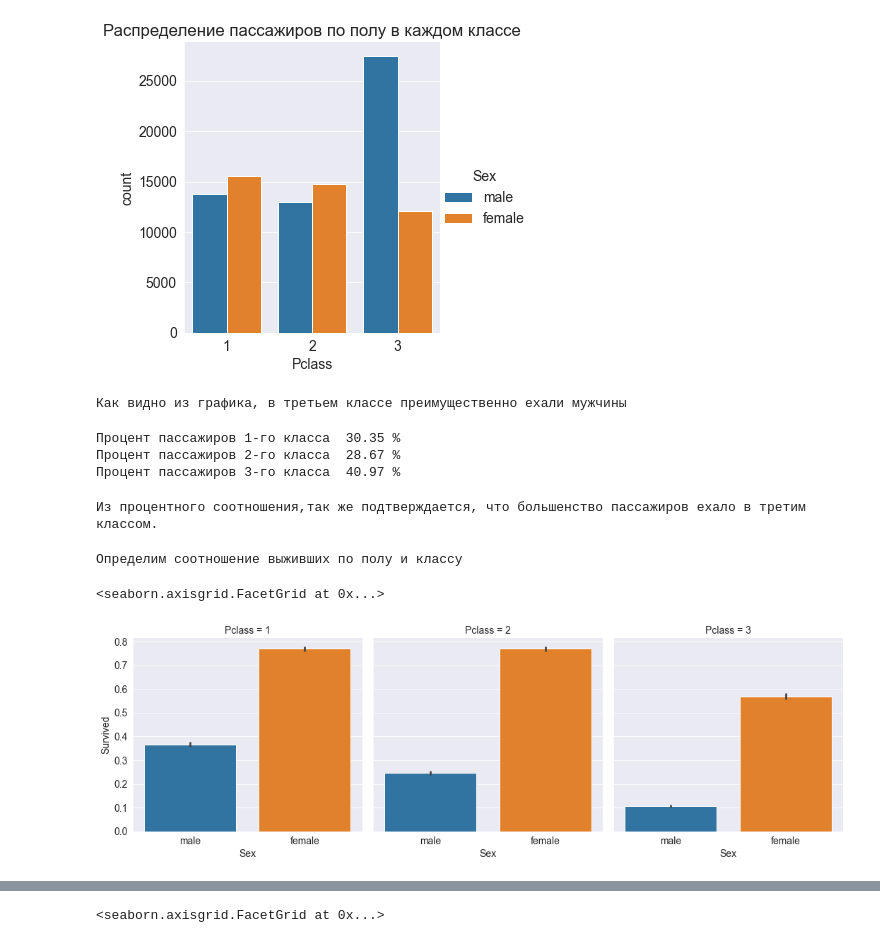
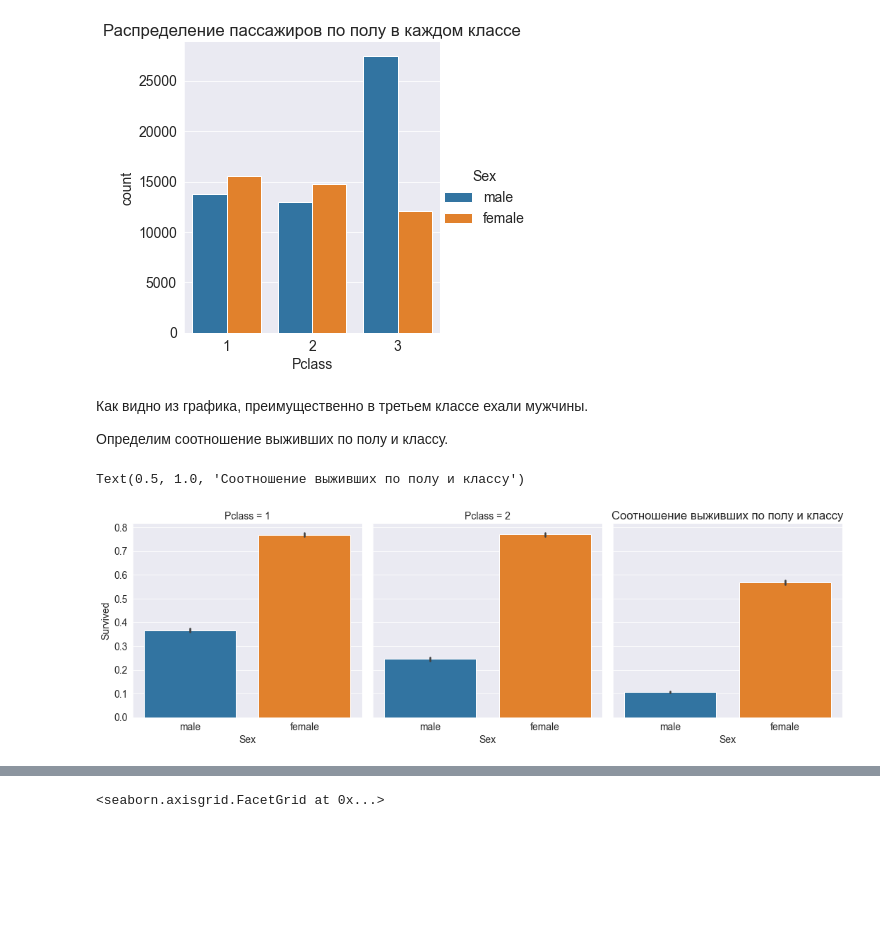
Before and after one commit to marinatwice82/ml-2022, a Jupyter notebook: eda.ipynb, the cells around one changed output, grey strips where cells are left out. Saved outputs shown, nothing was run; the diff lists cells and outputs as text; code cells hidden in the pictures; blank space fills up the shorter version.

```diff
--- a/eda.ipynb
+++ b/eda.ipynb
@@ -285,34 +268,13 @@ plt.title("Распределение пассажиров по полу в ка
 # %% [output]
 Text(0.5, 1.0, 'Распределение пассажиров по полу в каждом классе')
 [figure]
-# %%
-print('Как видно из графика, в третьем классе преимущественно ехали мужчины')
-# %% [output]
-Как видно из графика, в третьем классе преимущественно ехали мужчины
-# %%
-#Посчитаем процент пассажиров по классам среди всех пассажиров.
-#Ответ приведен в процентах.
-firstClassCount = dt.loc[dt['Pclass']==1].count()
-SecondClassCount= dt.loc[dt['Pclass']==2].count()
-ThirdClassCount= dt.loc[dt['Pclass']==3].count()
-allCount = dt.count()
-
-print('Процент пассажиров 1-го класса ', round(firstClassCount['Pclass']/allCount['Pclass']*100,2),'%')
-print('Процент пассажиров 2-го класса ', round(SecondClassCount['Pclass']/allCount['Pclass']*100,2),'%')
-print('Процент пассажиров 3-го класса ', round(ThirdClassCount['Pclass']/allCount['Pclass']*100,2),'%')
-# %% [output]
-Процент пассажиров 1-го класса  30.35 %
-Процент пассажиров 2-го класса  28.67 %
-Процент пассажиров 3-го класса  40.97 %
-# %%
-print('Из процентного соотношения,так же подтверждается, что большенство пассажиров ехало в третим классом.')
-# %% [output]
-Из процентного соотношения,так же подтверждается, что большенство пассажиров ехало в третим классом.
+# %% [markdown]
+Как видно из графика, преимущественно в третьем классе ехали мужчины.
+
+Определим соотношение выживших по полу и классу.
 # %%
-#Определим соотношение выживших по полу и классу
-print('Определим соотношение выживших по полу и классу')
 sns.catplot(x='Sex', y='Survived', col='Pclass', data=dt, kind='bar')
+plt.title("Соотношение выживших по полу и классу")
 # %% [output]
-Определим соотношение выживших по полу и классу
+Text(0.5, 1.0, 'Соотношение выживших по полу и классу')
-<seaborn.axisgrid.FacetGrid at 0x...>
-[figure, old version]
+[figure, new version]
```
Also changed, not shown: parts of 58 cells of this notebook.
